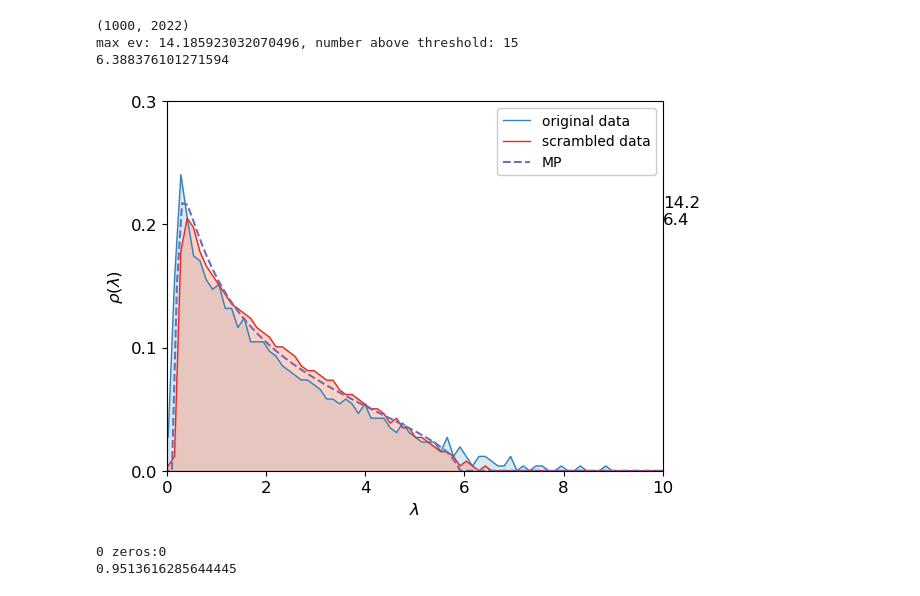
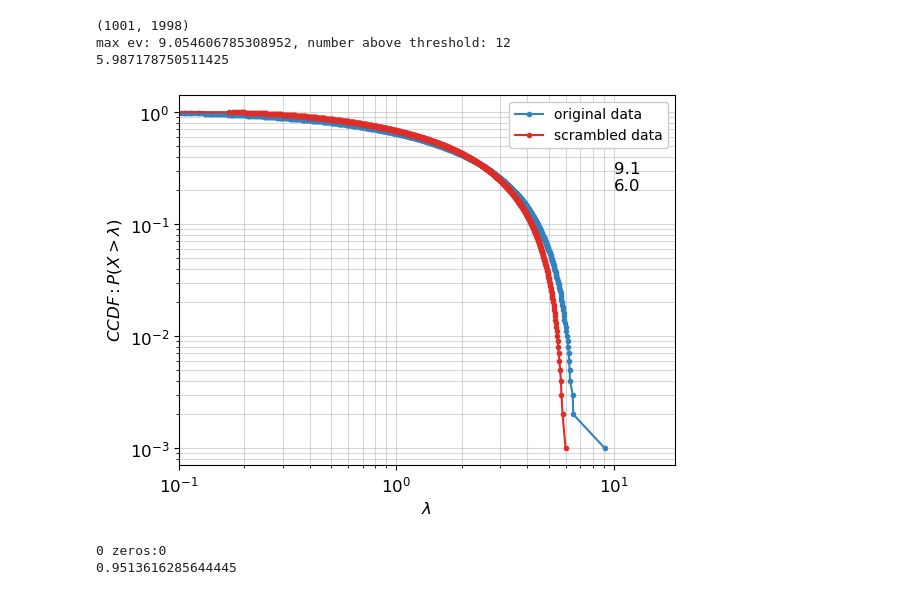
Before and after one commit to alongutf/dysregulated-persistence, a Jupyter notebook: scripts/test.ipynb, the cells around one changed output. Drawn from its saved outputs; the diff is of its cells as text; code cells hidden in the pictures.

```diff
--- a/scripts/test.ipynb
+++ b/scripts/test.ipynb
@@ -99,37 +99,37 @@ def plot_eigvals_ccdf(ax, pcs, pcs1, N, x_label=True, y_label=True):
     if y_label:
         ax.set_ylabel(r"$CCDF: P(X>\lambda)$", fontsize=fsize)
 
     ax.legend(facecolor='white', framealpha=1, fontsize=fsize-2, loc='upper right')
     # set the font size of the ticks
     ax.tick_params(axis='both', which='major', labelsize=fsize)
 
 
 nbins = 81
 x_max = 20
 y_max = 0.3
 fig, ax = plt.subplots()
 # plot individual distributions
 norm = True
 log = False
 norm_method = 'sum'
 norm_sum = 1
 # set style to default
 plt.style.use('default')
 plt.rcParams.update({'font.size': fsize})
 # create grid of experimental results
 # subplot 1
 # get annotated matrix from file
 root_dir = r"C:\Users\owner\Documents\Projects\dysregulated-persistence"
-file_name = 'sample_13b_filtered.csv'
+file_name = 'SHX_biorep6A.csv'
 path = os.path.join(root_dir,'data_for_paper', file_name)
 pcs, pcs1, N, fraction = get_data_for_plot(path, norm=norm, log=log, norm_method=norm_method, norm_sum=norm_sum)
 ax.text(10,0.2,f'{np.max(pcs):.1f}\n{np.max(pcs1):.1f}')
-plot_eigvals(ax,pcs, pcs1, N, 10,0.3,80)
+plot_eigvals_ccdf(ax,pcs, pcs1, N)
 print(f'max ev: {np.max(pcs)}, number above threshold: {sum(pcs>np.max(pcs1))}')
 print(np.max(pcs1))
 # %% [output]
-(1000, 2022)
-max ev: 14.185923032070496, number above threshold: 15
-6.388376101271594
+(1001, 1998)
+max ev: 9.054606785308952, number above threshold: 12
+5.987178750511425
-[figure, old version]
+[figure, new version]
 # %%
```
Also changed, not shown: parts of 2 cells of this notebook, 16 other files.
